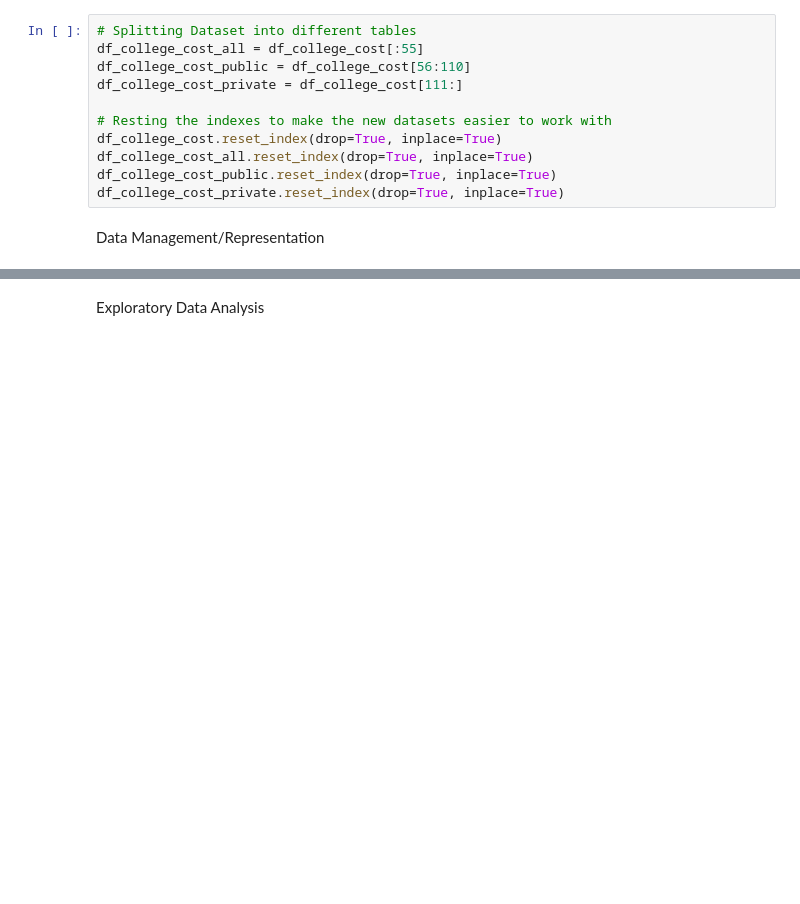
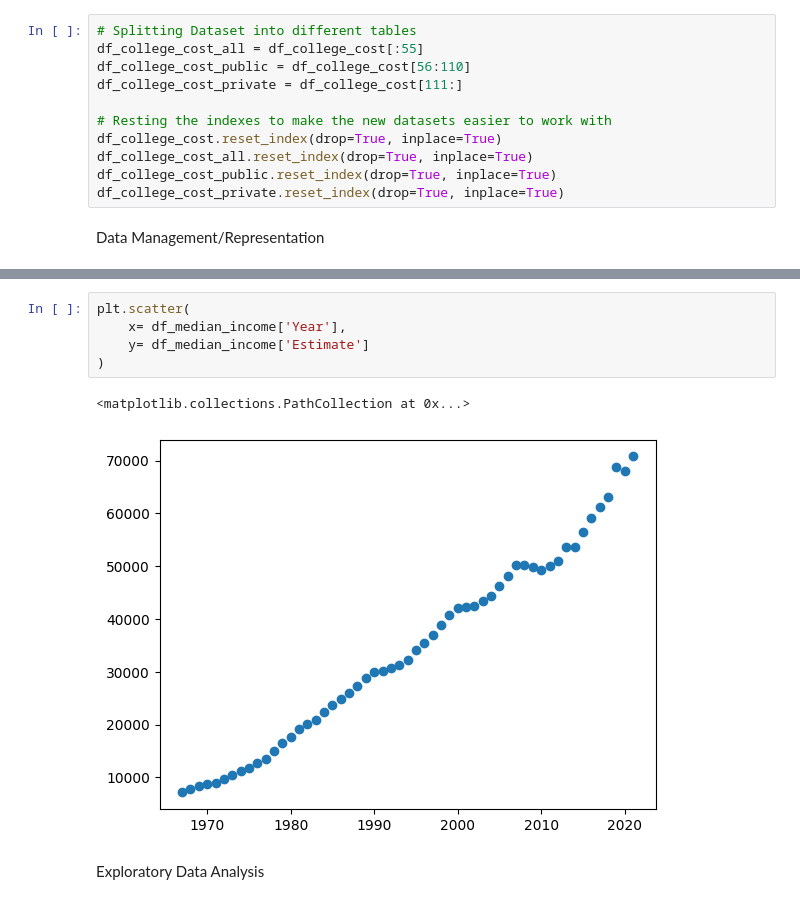
Before and after one commit to Agustin-Mor/Agustin-Mor.github.io, a Jupyter notebook: tutorial.ipynb, the cells around one changed output, grey strips where cells are left out. Cells and saved outputs as stored; diff of their text form; blank space fills up the shorter version.

```diff
--- a/tutorial.ipynb
+++ b/tutorial.ipynb
@@ -198,3 +209,11 @@ Data Management/Representation
+# %%
+plt.scatter(
+    x= df_median_income['Year'],
+    y= df_median_income['Estimate']
+)
+# %% [output]
+<matplotlib.collections.PathCollection at 0x...>
+[figure, added]
 # %% [markdown]
 Exploratory Data Analysis
 # %% [markdown]
```
Also changed, not shown: parts of 2 cells of this notebook.
